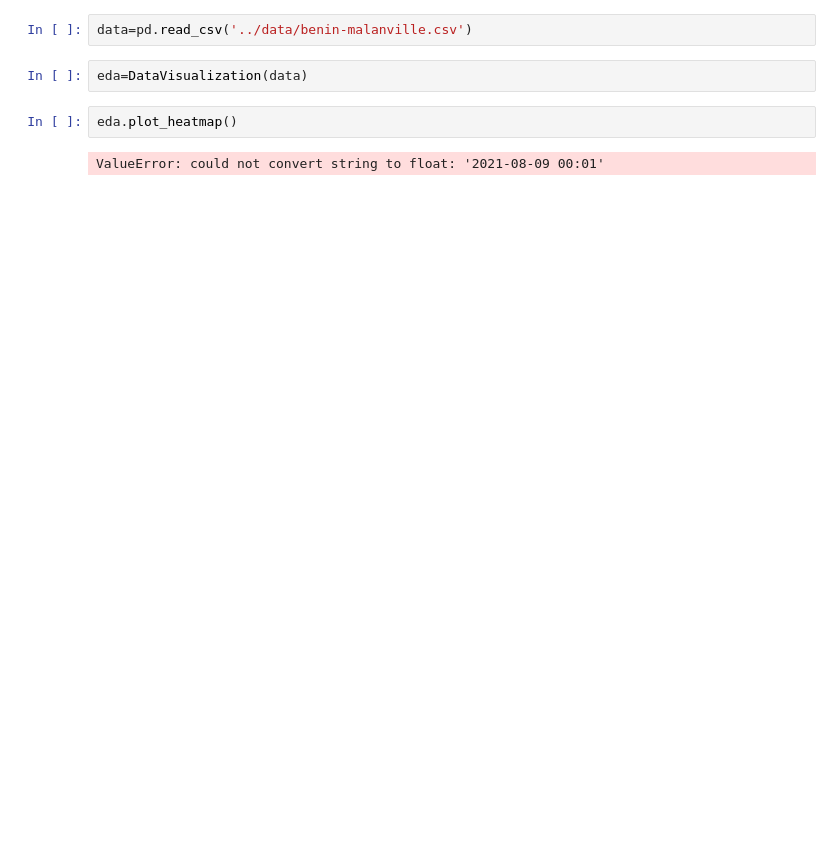
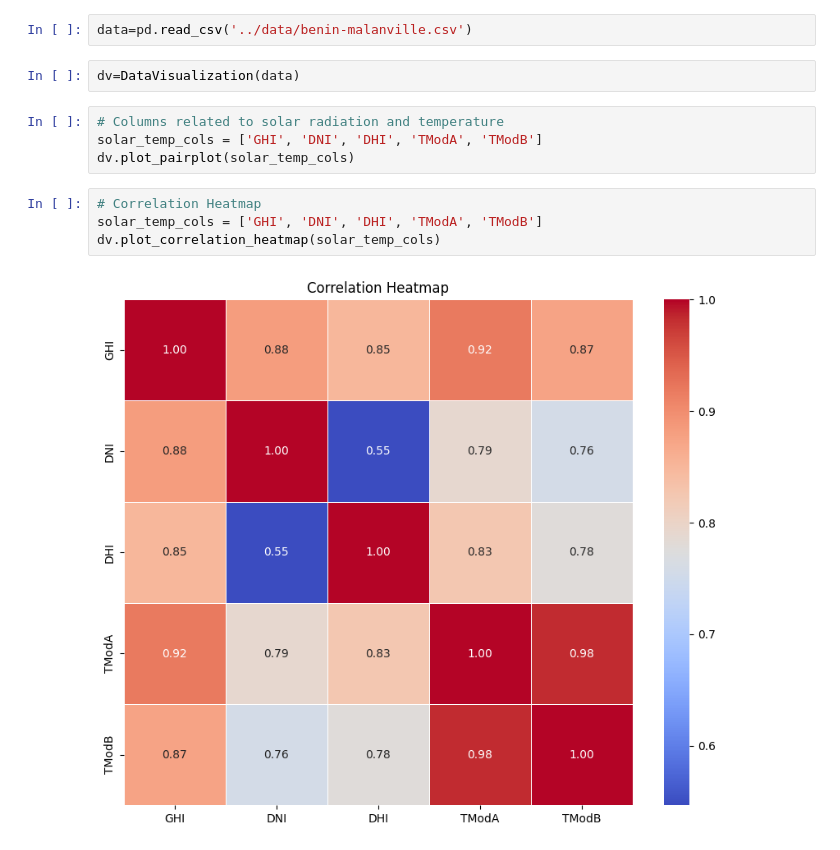
Before and after one commit to getahunTiruneh/SolarStrategy-Insight, a Jupyter notebook: notebooks/Data_visualization.ipynb, the cells around one changed output. Cells and saved outputs as stored; diff of their text form; blank space fills up the shorter version.

```diff
--- a/notebooks/Data_visualization.ipynb
+++ b/notebooks/Data_visualization.ipynb
@@ -11,8 +11,14 @@ from scripts.Moonlight_data_visualization import DataVisualization
 # %%
 data=pd.read_csv('../data/benin-malanville.csv')
 # %%
-eda=DataVisualization(data)
+dv=DataVisualization(data)
-# %%
-eda.plot_heatmap()
-# %% [output]
-ValueError: could not convert string to float: '2021-08-09 00:01'
+# %%
+# Columns related to solar radiation and temperature
+solar_temp_cols = ['GHI', 'DNI', 'DHI', 'TModA', 'TModB']
+dv.plot_pairplot(solar_temp_cols)
+# %%
+# Correlation Heatmap
+solar_temp_cols = ['GHI', 'DNI', 'DHI', 'TModA', 'TModB']
+dv.plot_correlation_heatmap(solar_temp_cols)
+# %% [output]
+[figure, added]
```
Also changed, not shown: parts of 6 cells of this notebook, 3 other files.
